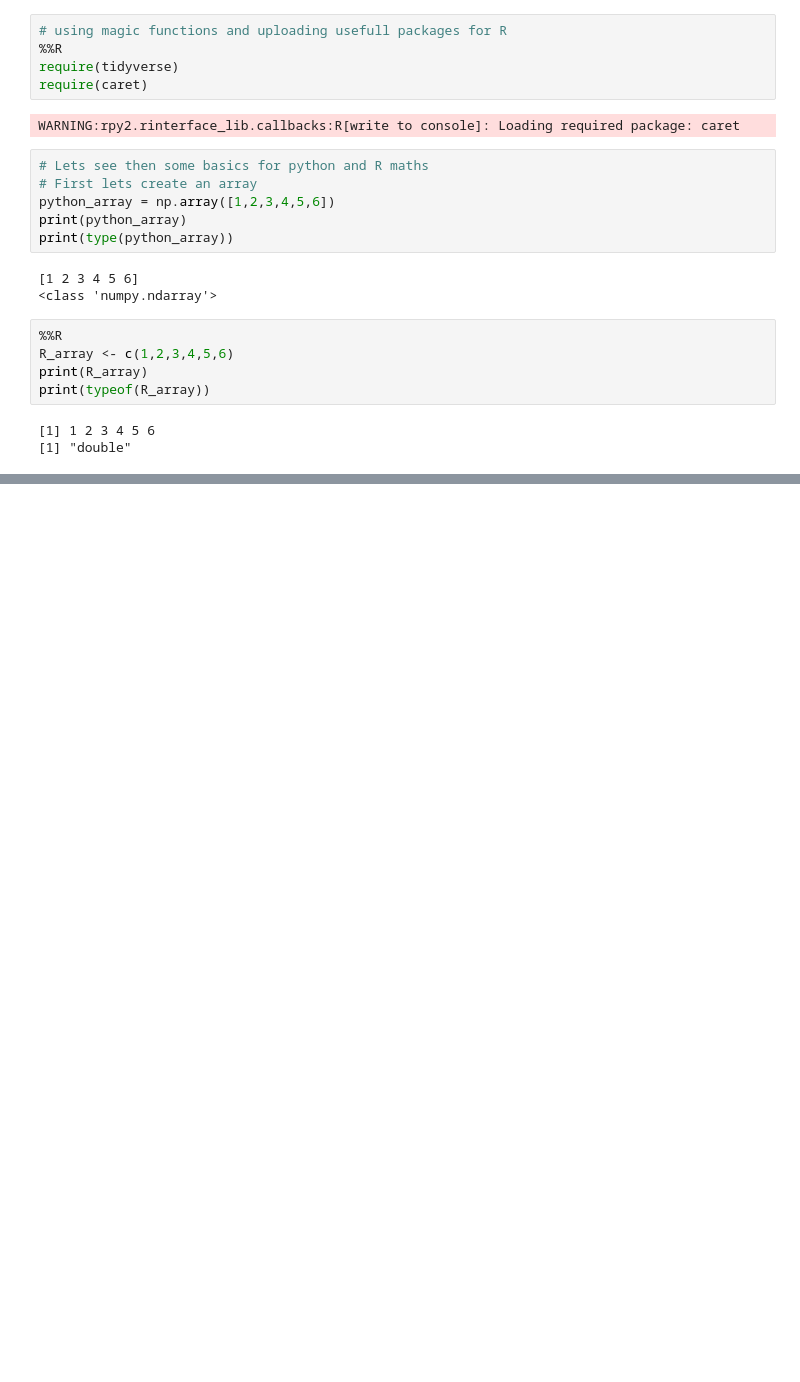
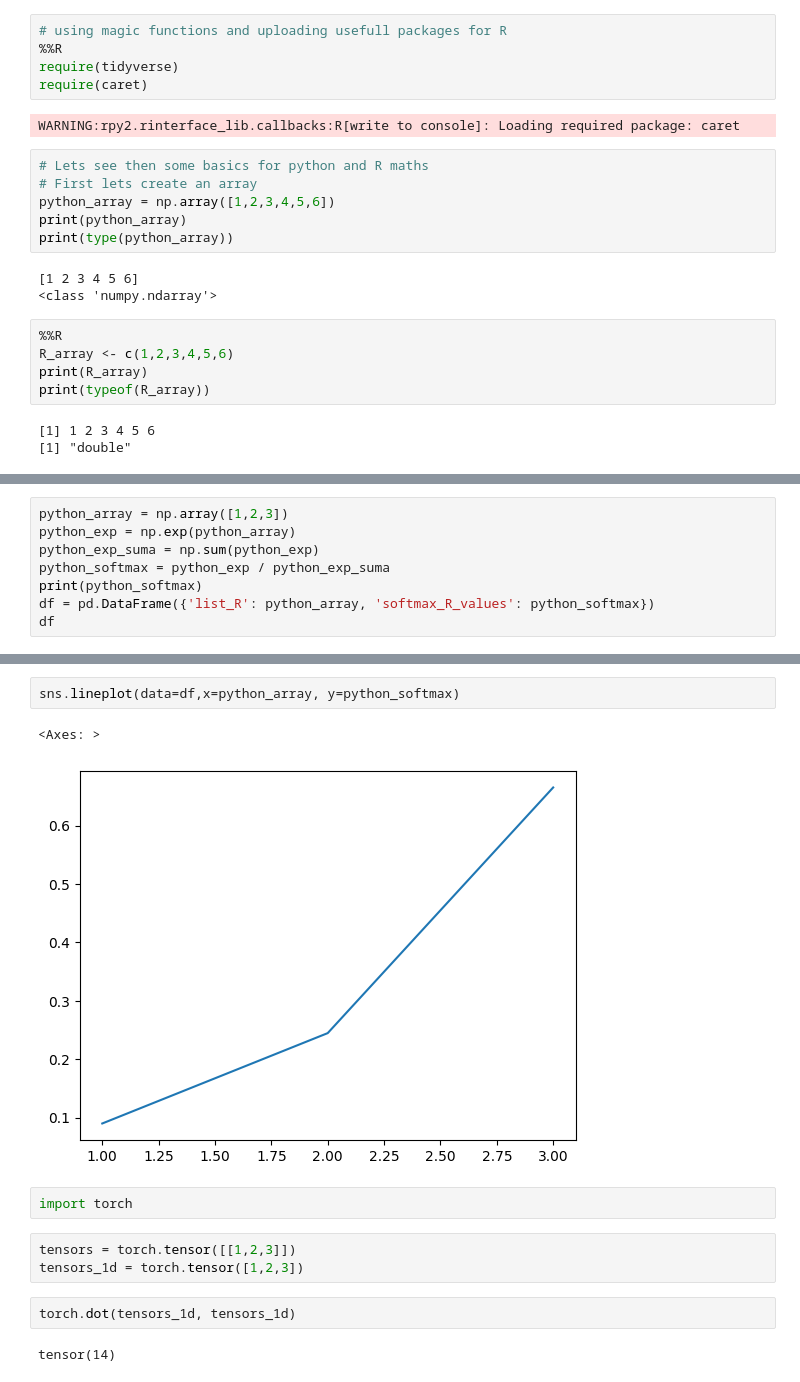
Before and after one commit to JJDataAnalyst-viz/ML-DL-AI, a Jupyter notebook: DL.ipynb, the cells around one changed output, grey strips where cells are left out. Saved outputs shown, nothing was run; the diff lists cells and outputs as text; blank space fills up the shorter version.

```diff
--- a/DL.ipynb
+++ b/DL.ipynb
@@ -47,0 +82,8 @@ print(typeof(R_array))
+# %%
+python_array = np.array([1,2,3])
+python_exp = np.exp(python_array)
+python_exp_suma = np.sum(python_exp)
+python_softmax = python_exp / python_exp_suma
+print(python_softmax)
+df = pd.DataFrame({'list_R': python_array, 'softmax_R_values': python_softmax})
+df
@@ -47,0 +96,14 @@ print(typeof(R_array))
+# %%
+sns.lineplot(data=df,x=python_array, y=python_softmax)
+# %% [output]
+<Axes: >
+[figure, added]
+# %%
+import torch
+# %%
+tensors = torch.tensor([[1,2,3]])
+tensors_1d = torch.tensor([1,2,3])
+# %%
+torch.dot(tensors_1d, tensors_1d)
+# %% [output]
+tensor(14)
```
Also changed, not shown: parts of 6 cells of this notebook.
